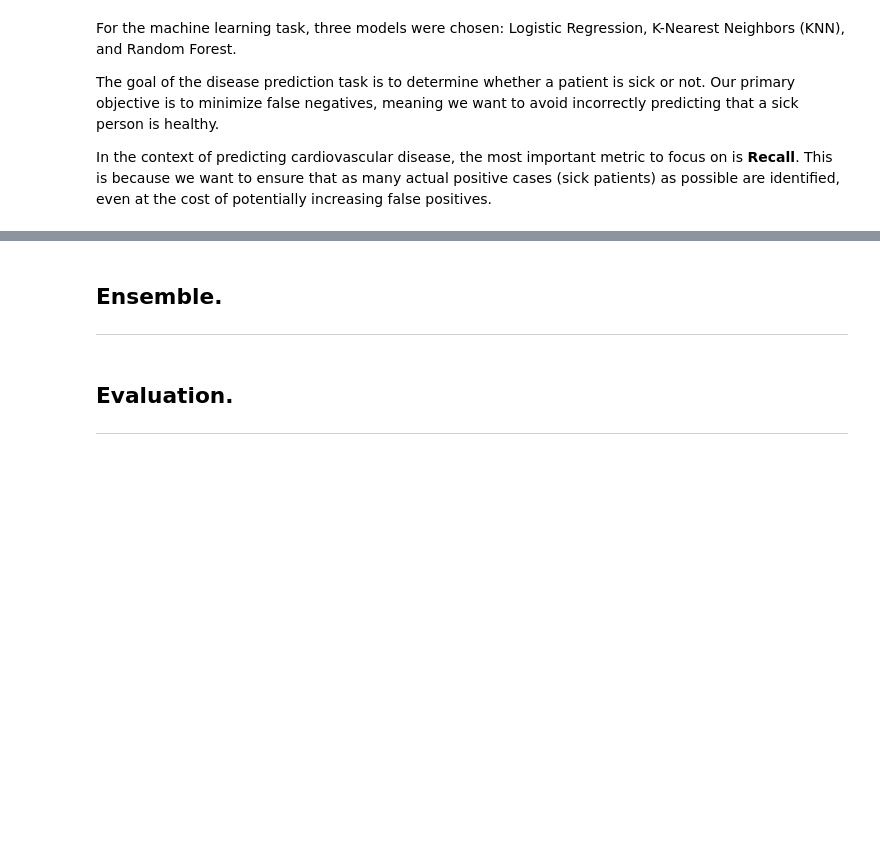
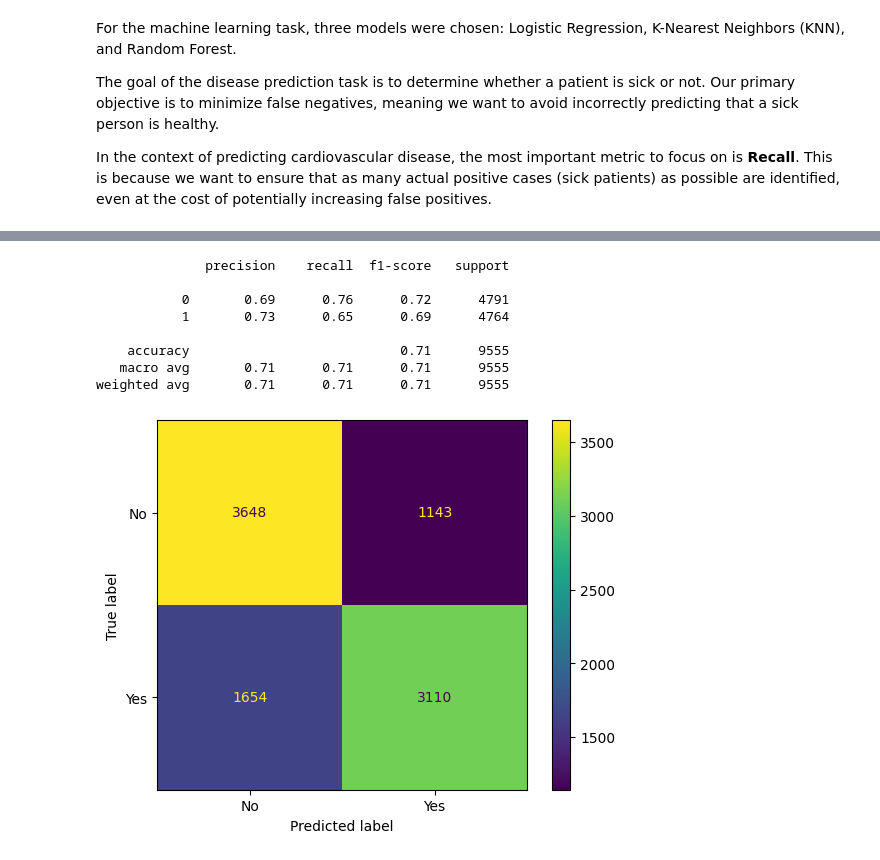
Before and after one commit to S1gge/Machine-Learning-Medical-Prediction, a Jupyter notebook: Lab_01/Report.ipynb, the cells around one changed output, grey strips where cells are left out. Drawn from its saved outputs; the diff is of its cells as text; code cells hidden in the pictures; blank space fills up the shorter version.

```diff
--- a/Lab_01/Report.ipynb
+++ b/Lab_01/Report.ipynb
@@ -269,3 +290,0 @@ LogisticRegression(C=1, l1_ratio=np.float64(0.6842105263157894), max_iter=1000,
-# %% [markdown]
-## Ensemble.
----
@@ -276,3 +291,12 @@ LogisticRegression(C=1, l1_ratio=np.float64(0.6842105263157894), max_iter=1000,
-# %% [markdown]
-## Evaluation.
----
+# %%
+model.voting_clf();
+# %% [output]
+              precision    recall  f1-score   support
+
+           0       0.69      0.76      0.72      4791
+           1       0.73      0.65      0.69      4764
+
+    accuracy                           0.71      9555
+   macro avg       0.71      0.71      0.71      9555
+weighted avg       0.71      0.71      0.71      9555
+[figure, added]
```
Also changed, not shown: parts of 10 cells of this notebook, 2 other files.
